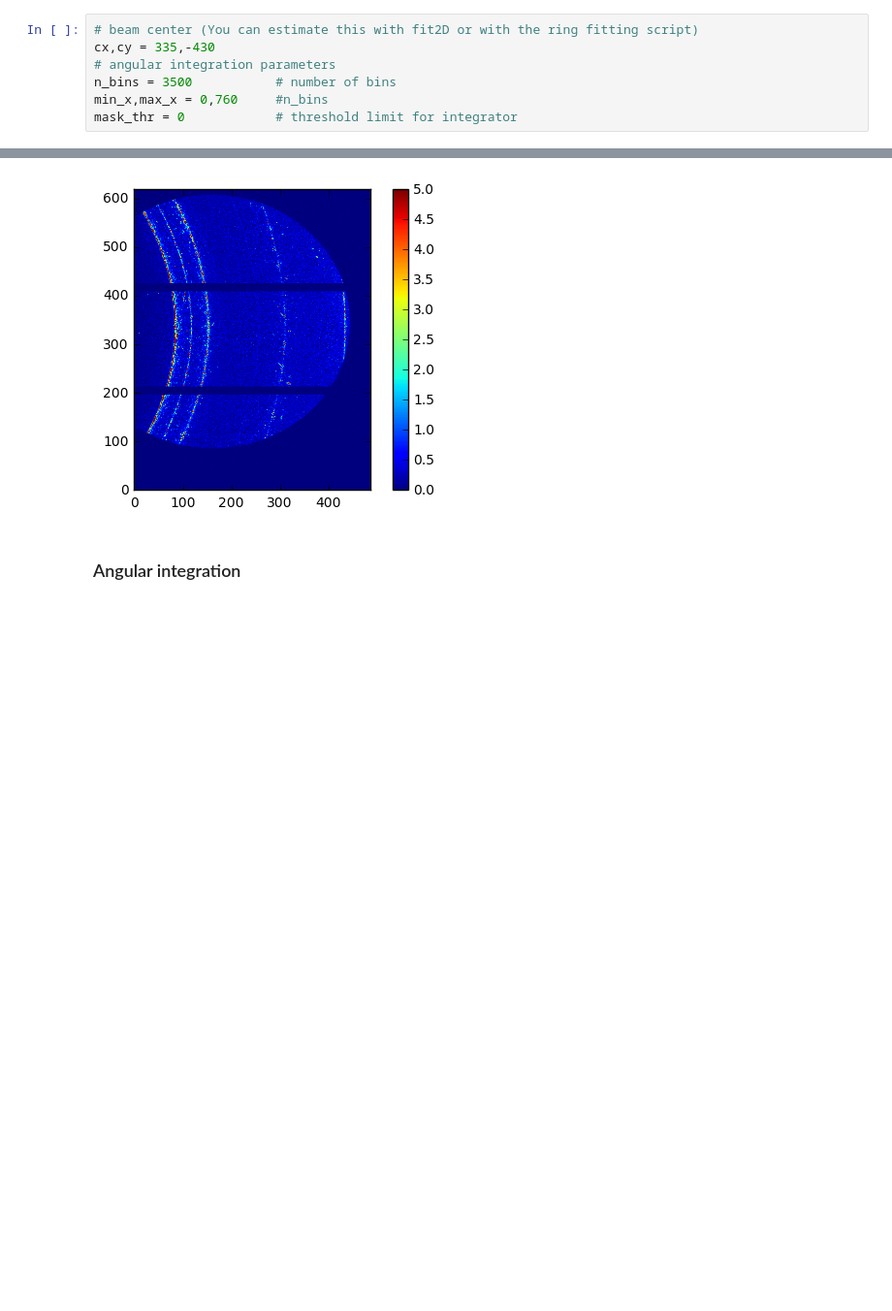
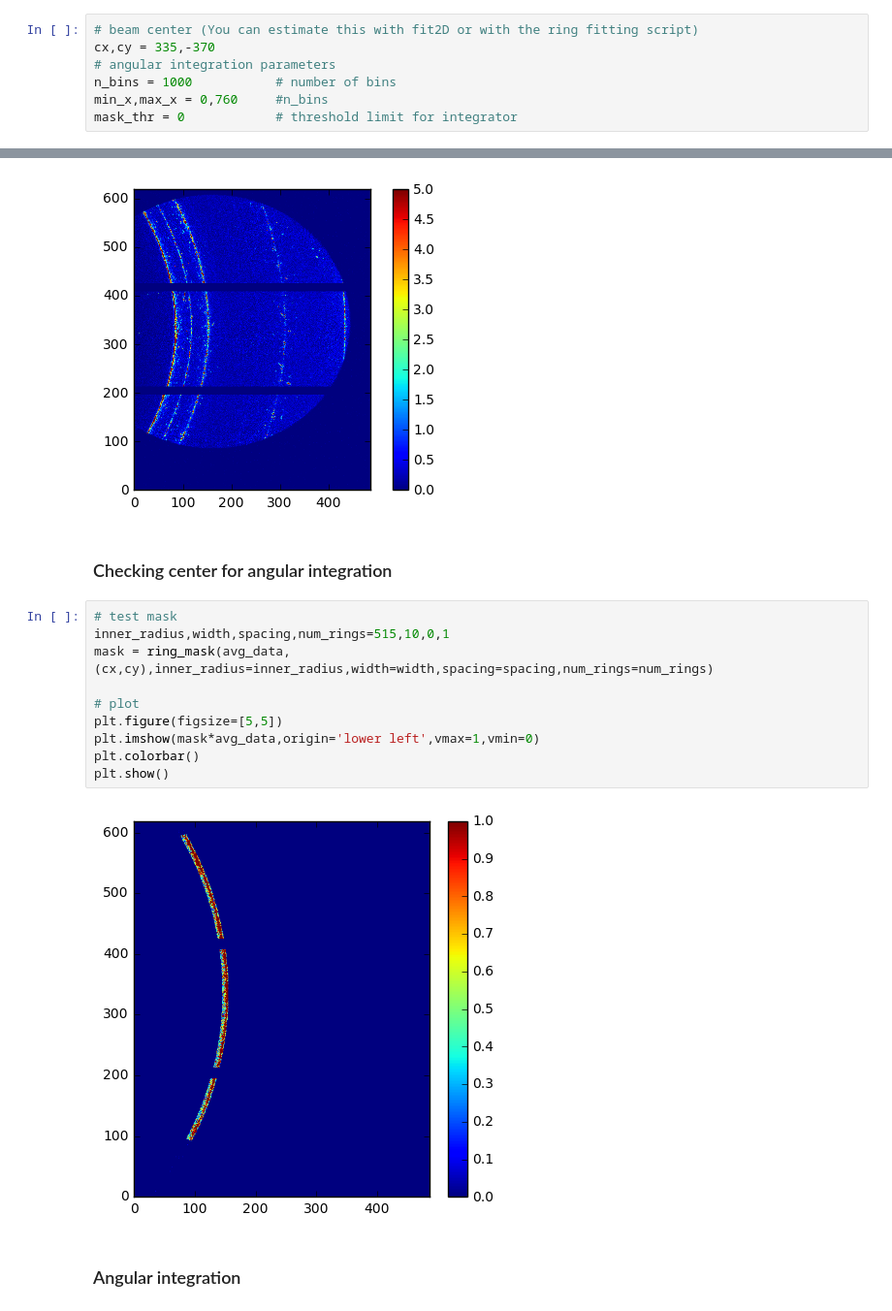
Before and after one commit to fperakis/XRD-tools, a Jupyter notebook: examples/03_cbf_files.ipynb, the cells around one changed output, grey strips where cells are left out. Shown: that part at 97% size. Saved outputs shown, nothing was run; the diff lists cells and outputs as text; blank space fills up the shorter version.

```diff
--- a/examples/03_cbf_files.ipynb
+++ b/examples/03_cbf_files.ipynb
@@ -21,9 +24,9 @@ i_frame = 60
 pilatus_shape =[619,487]
 # %%
 # beam center (You can estimate this with fit2D or with the ring fitting script)
-cx,cy = 335,-430
+cx,cy = 335,-370
 # angular integration parameters
-n_bins = 3500           # number of bins
+n_bins = 1000           # number of bins
 min_x,max_x = 0,760     #n_bins
 mask_thr = 0            # threshold limit for integrator
 # %% [markdown]
@@ -45,6 +48,20 @@ plt.colorbar()
 plt.show()
 # %% [output]
 [figure]
+# %% [markdown]
+### Checking center for angular integration
+# %%
+# test mask
+inner_radius,width,spacing,num_rings=515,10,0,1
+mask = ring_mask(avg_data,(cx,cy),inner_radius=inner_radius,width=width,spacing=spacing,num_rings=num_rings)
+
+# plot
+plt.figure(figsize=[5,5])
+plt.imshow(mask*avg_data,origin='lower left',vmax=1,vmin=0)
+plt.colorbar()
+plt.show()
+# %% [output]
+[figure, added]
 # %% [markdown]
 ### Angular integration
 # %%
```
Also changed, not shown: parts of 11 cells of this notebook, 1 other file.
